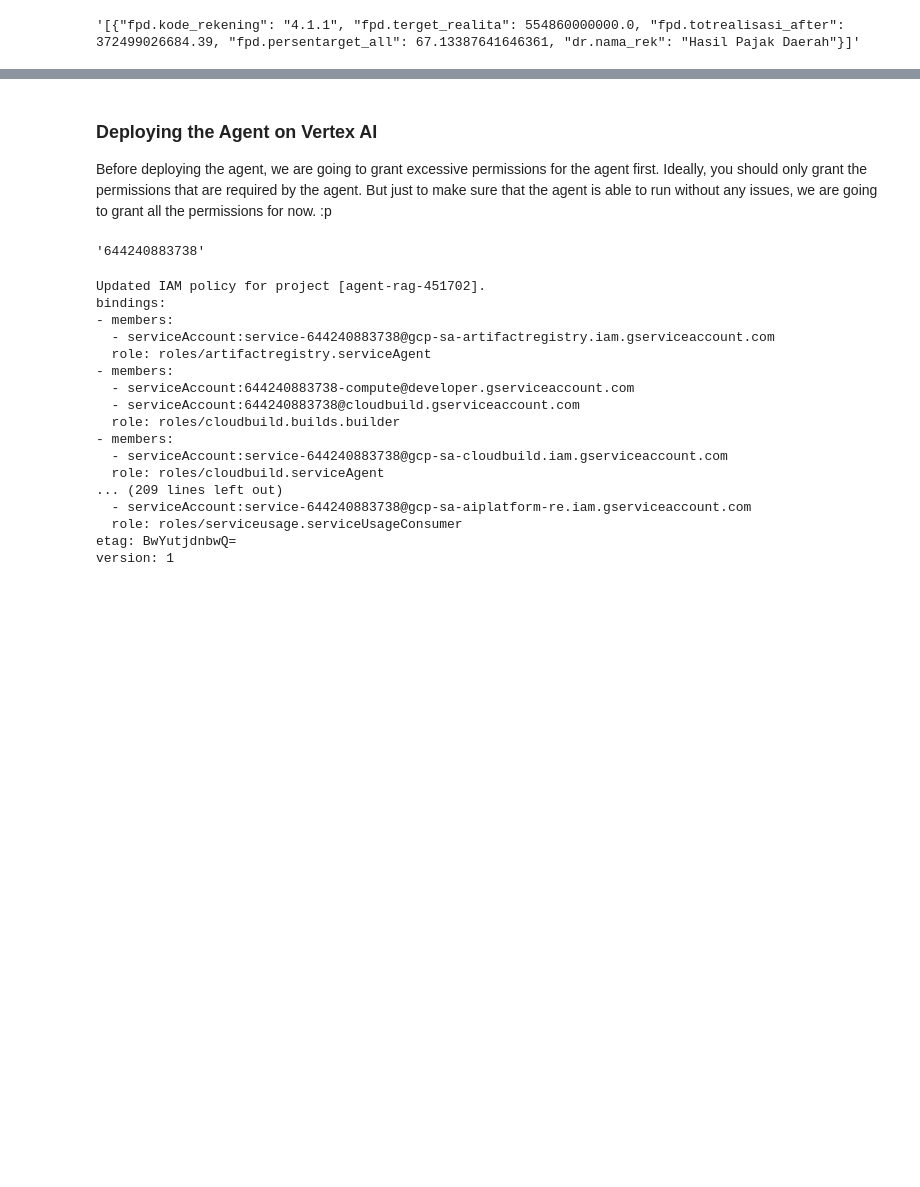
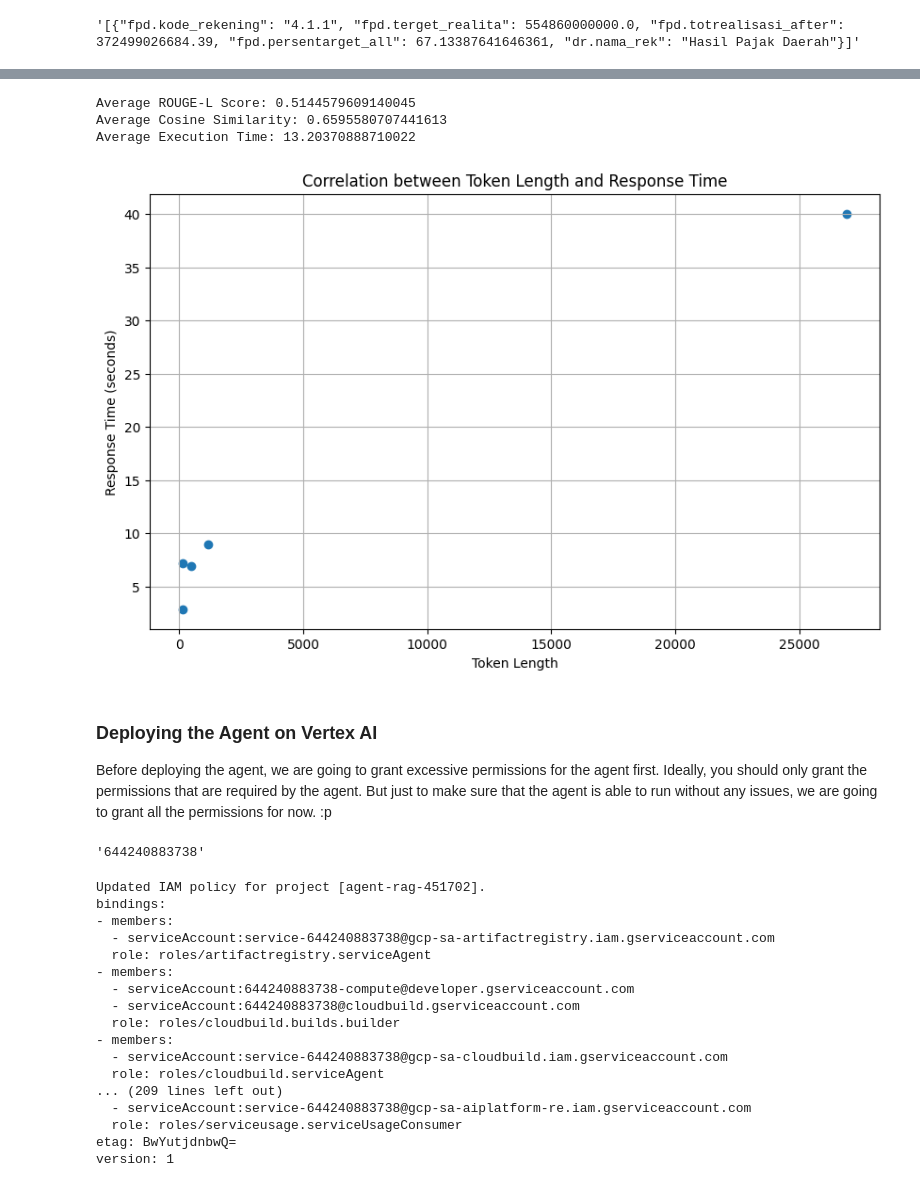
Before and after one commit to sugengdcahyo/agent-rag, a Jupyter notebook: 02-reasoning-engine.ipynb, the cells around one changed output, grey strips where cells are left out. Drawn from its saved outputs; the diff is of its cells as text; code cells hidden in the pictures; blank space fills up the shorter version.

```diff
--- a/02-reasoning-engine.ipynb
+++ b/02-reasoning-engine.ipynb
@@ -230,7 +230,8 @@ class CourseAPIClient:
         ON
           fpd.kode_rekening = dr.kode_rekening
         WHERE
-          fpd.kode_rekening = '{param}' or dr.nama_rek like '%{param}%';"""
+          fpd.kode_rekening = '{param}' or
+          dr.nama_rek like '%{param}%'"""
         self.cur.execute(query)
         courses = self.cur.fetchall()
         self.close_connection()
@@ -1098,0 +896,5 @@ Average Completeness Score: 3.6666666666666665
+# %%
+response = agent.query(
+    input="Sajikan data lengkap dari rekening 4.2.2.1?",
+    session_id=session_id)
+display(Markdown(response["output"]))
@@ -1110,0 +1039,21 @@ api.get_tax("4.1.1")
+# %%
+from nltk.translate.bleu_score import sentence_bleu
+from rouge_score import rouge_scorer
+from sklearn.feature_extraction.text import TfidfVectorizer
+from sklearn.metrics.pairwise import cosine_similarity
+
+def compute_bleu(reference, candidate):
+    reference_tokens = reference.split()
+    candidate_tokens = candidate.split()
+    return sentence_bleu([reference_tokens], candidate_tokens)
+
+def compute_rouge(reference, candidate):
+    scorer = rouge_scorer.RougeScorer(['rougeL'], use_stemmer=True)
+    scores = scorer.score(reference, candidate)
+    return scores['rougeL'].fmeasure
+
+# Fungsi untuk menghitung cosine similarity
+def compute_cosine_similarity(reference, candidate):
+    vectorizer = TfidfVectorizer().fit_transform([reference, candidate])
+    vectors = vectorizer.toarray()
+    return cosine_similarity([vectors[0]], [vectors[1]])[0][0]
@@ -1111,3 +1125,43 @@ api.get_tax("4.1.1")
+# %%
+# prompt: hitung score rata-rata
+
+# Calculate the average ROUGE-L score
+average_rouge_l = df_evaluation["ROUGE-L Score"].mean()
+
+# Print the average ROUGE-L score
+print(f"Average ROUGE-L Score: {average_rouge_l}")
+
+# Calculate the average cosine similarity
+average_cosine_similarity = df_evaluation["Cosine Similarity"].mean()
+
+# Print the average cosine similarity
+print(f"Average Cosine Similarity: {average_cosine_similarity}")
+
+# Calculate the average execution time
+average_execution_time = df_evaluation["Time"].mean()
+
+# Print the average execution time
+print(f"Average Execution Time: {average_execution_time}")
+# %% [output]
+Average ROUGE-L Score: 0.5144579609140045
+Average Cosine Similarity: 0.6595580707441613
+Average Execution Time: 13.20370888710022
+# %%
+# prompt: buatkan chart korelasi panjang token dengan waktu response
+
+import matplotlib.pyplot as plt
+
+# Assuming df_evaluation is your DataFrame
+# Create the scatter plot
+plt.figure(figsize=(10, 6))
+plt.scatter(df_evaluation["Generated Output"].str.len(), df_evaluation["Time"])
+plt.xlabel("Token Length")
+plt.ylabel("Response Time (seconds)")
+plt.title("Correlation between Token Length and Response Time")
+plt.grid(True)
+plt.show()
+# %% [output]
+[figure, added]
 # %% [markdown]
 ### Deploying the Agent on Vertex AI
 
```
Also changed, not shown: parts of 11 cells of this notebook.
